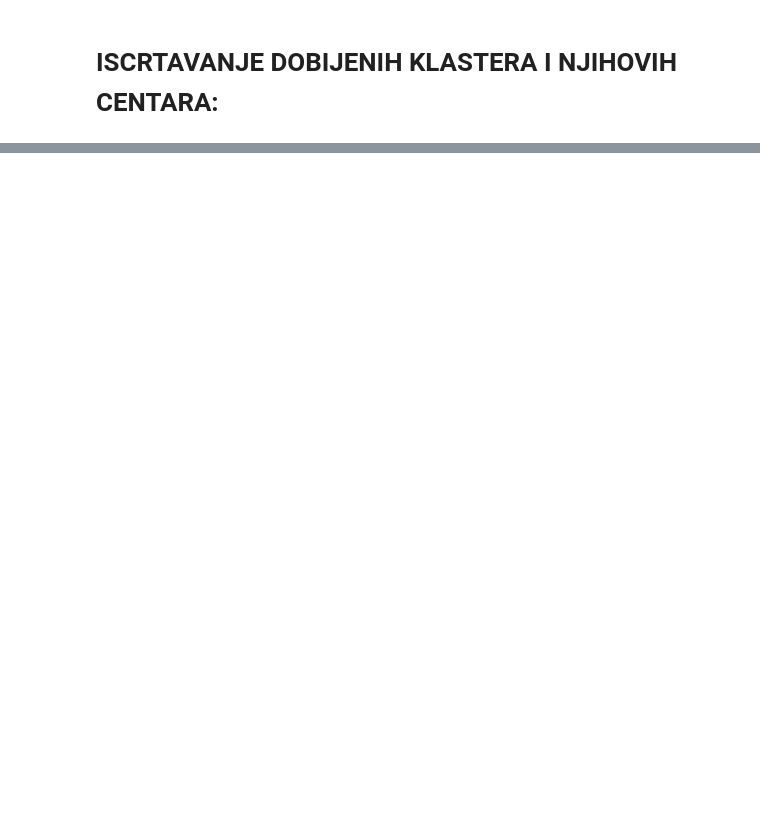
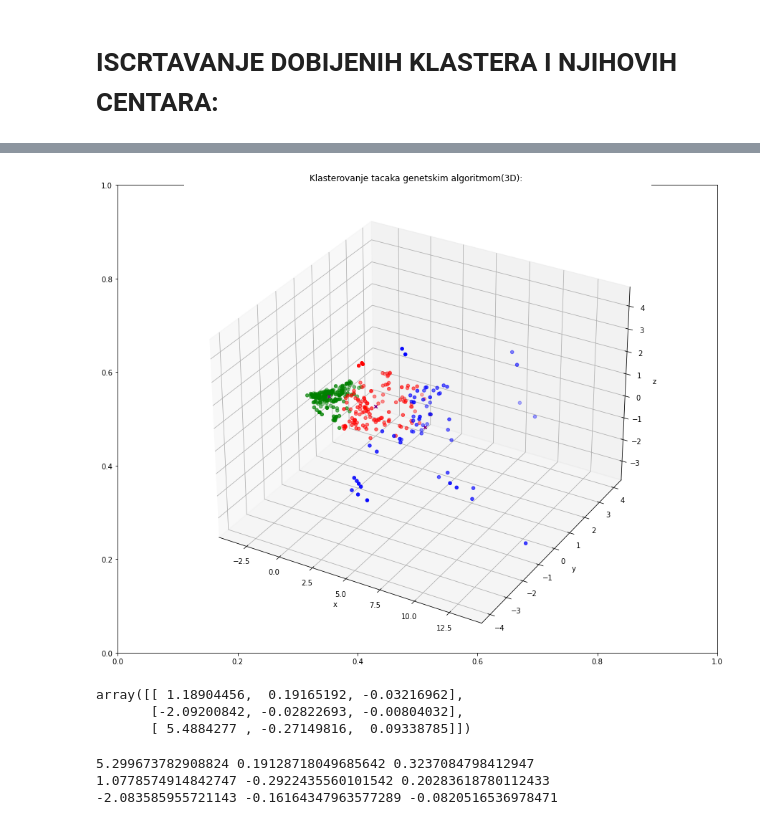
Before and after one commit to erminskrijelj/RI_projekat, a Jupyter notebook: riprojekat.ipynb, the cells around one changed output, grey strips where cells are left out. Drawn from its saved outputs; the diff is of its cells as text; code cells hidden in the pictures; blank space fills up the shorter version.

```diff
--- a/riprojekat.ipynb
+++ b/riprojekat.ipynb
@@ -477,0 +672,2 @@ K_means_fitness:
+# %%
+X_pca=pd.DataFrame(points_pca,columns=pca_names)
@@ -481,0 +722,3 @@ import matplotlib.pyplot as plt
+# %%
+model= KMeans(n_clusters=num_clusters)
+model.fit(X_pca)
@@ -481,0 +727,4 @@ import matplotlib.pyplot as plt
+# %%
+colors=['red','green','blue','pink']
+l=len(model.labels_)
+l
@@ -481,0 +733,3 @@ import matplotlib.pyplot as plt
+# %%
+X_pca['kmlabel'] = model.labels_
+X_pca
@@ -481,0 +750,37 @@ import matplotlib.pyplot as plt
+# %%
+fig,ax=plt.subplots(figsize=(15,12))
+ax=fig.add_subplot(111,projection='3d')
+ax.set_title("Klasterovanje tacaka genetskim algoritmom(3D): ")
+ax.set_xlabel("x")
+ax.set_ylabel("y")
+ax.set_zlabel("z")
+
+#ax = fig.add_subplot(1, 3, 1, projection='3d')
+for label in range(num_clusters):
+    cluster = X_pca[X_pca['kmlabel'] == label]
+    ax.scatter(cluster['pca_0'],cluster['pca_1'],cluster['pca_2'],c=colors[label])
+
+#ax = fig.add_subplot(1, 3, 2, projection='3d')
+for i in range(l-1,(l-num_clusters-1),-1):
+    ax.scatter( (X_pca.iloc[i,0]),(X_pca.iloc[i,1]),(X_pca.iloc[i,2]),c='orange',marker='x',depthshade=False)
+
+#ax = fig.add_subplot(1, 3, 3, projection='3d')
+centroids = pd.DataFrame(model.cluster_centers_, columns=['pca_0','pca_1','pca_2'])
+ax.scatter(centroids['pca_0'], centroids['pca_1'],centroids['pca_2'], c='purple',marker='x',depthshade=False)
+
+plt.show()
+# %% [output]
+[figure, added]
+# %%
+model.cluster_centers_
+# %% [output]
+array([[ 1.18904456,  0.19165192, -0.03216962],
+       [-2.09200842, -0.02822693, -0.00804032],
+       [ 5.4884277 , -0.27149816,  0.09338785]])
+# %%
+for i in range(l-1,(l-num_clusters-1),-1):
+    print(X_pca.iloc[i,0], X_pca.iloc[i,1], X_pca.iloc[i,2] )
+# %% [output]
+5.299673782908824 0.19128718049685642 0.3237084798412947
+1.0778574914842747 -0.2922435560101542 0.20283618780112433
+-2.083585955721143 -0.16164347963577289 -0.0820516536978471
```
Also changed, not shown: parts of 75 cells of this notebook.
